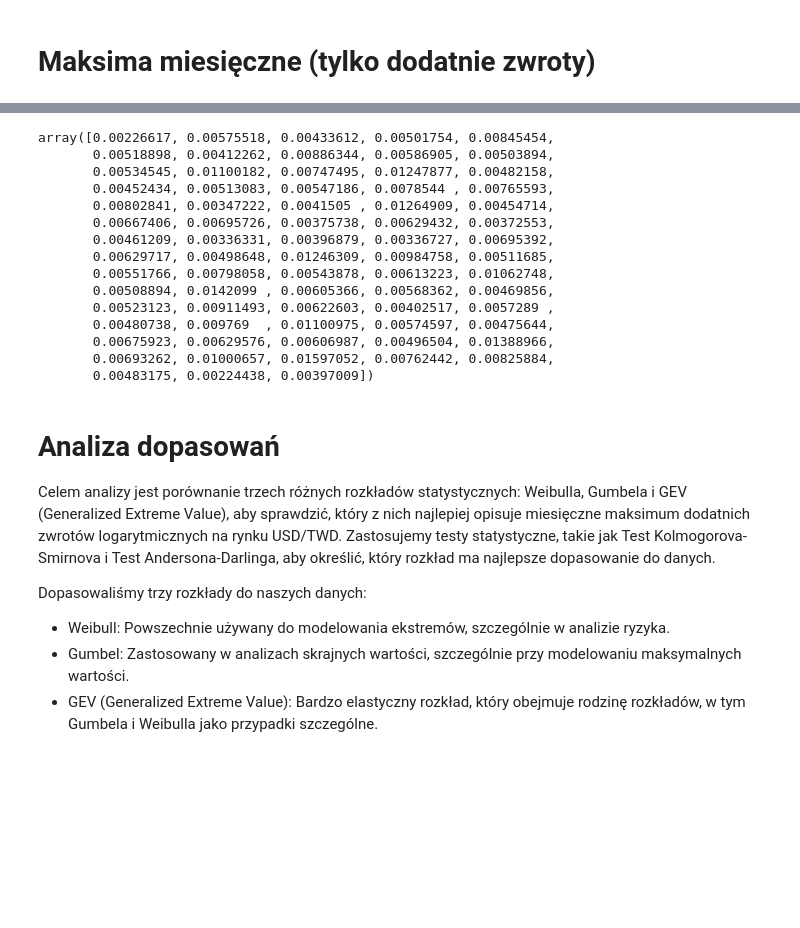
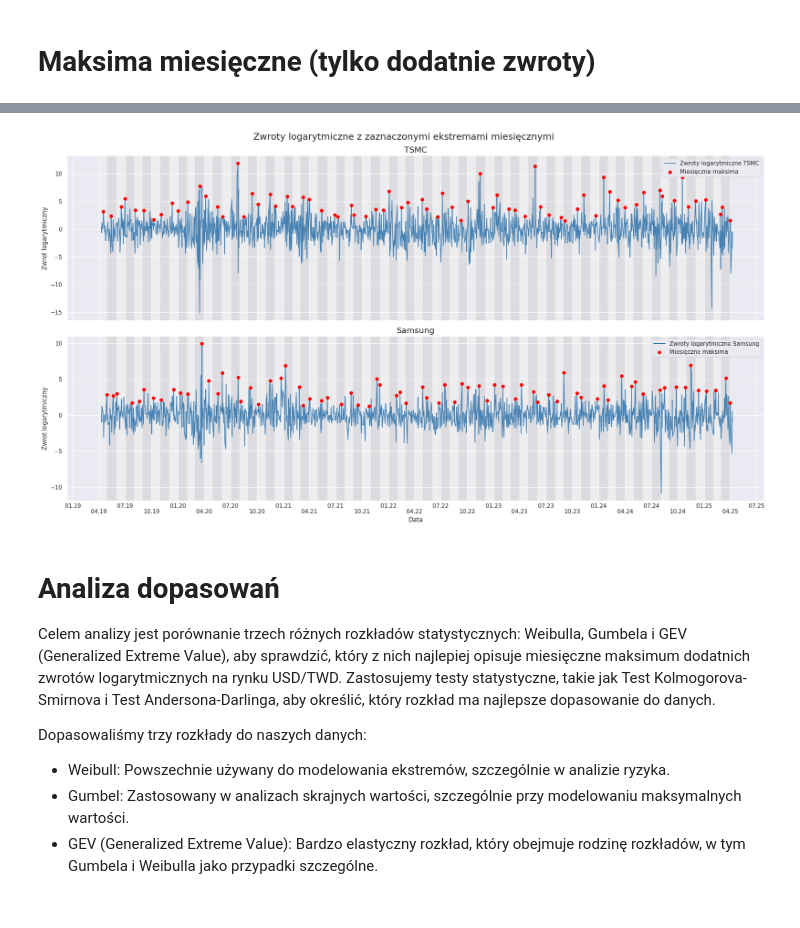
Before and after one commit to mathieuboro/nvidia_risk_management, a Jupyter notebook: maks.ipynb, the cells around one changed output, grey strips where cells are left out. Drawn from its saved outputs; the diff is of its cells as text; code cells hidden in the pictures; blank space fills up the shorter version.

```diff
--- a/maks.ipynb
+++ b/maks.ipynb
@@ -43,10 +49,13 @@ plt.show()
 # %% [markdown]
 # Maksima miesięczne (tylko dodatnie zwroty)
 # %%
-pos_returns = log_returns_usd_twd[log_returns_usd_twd > 0]
+pos_returns_tsmc = log_returns_tsmc[log_returns_tsmc > 0]
+pos_returns_samsung = log_returns_samsung[log_returns_samsung > 0]
 
 # 2. Grupujemy po miesiącach i znajdujemy indeksy (daty) maksimów
-max_dates = pos_returns.groupby(pos_returns.index.to_period("M")).idxmax()
+max_dates_tsmc = pos_returns_tsmc.groupby(pos_returns_tsmc.index.to_period("M")).idxmax()
+max_dates_samsung = pos_returns_samsung.groupby(pos_returns_samsung.index.to_period("M")).idxmax()
 
 # 3. Pobieramy wartości ekstremalne dla tych rzeczywistych dat
-monthly_maxima_usd_twd = log_returns_usd_twd.loc[np.ravel(max_dates)]
+monthly_maxima_tsmc = log_returns_tsmc.loc[np.ravel(max_dates_tsmc)]
+monthly_maxima_samsung = log_returns_samsung.loc[np.ravel(max_dates_samsung)]
@@ -86,22 +62,56 @@ plt.show()
+# %%
+start_date = log_returns_samsung.index.min().to_period('M').start_time
+end_date = log_returns_samsung.index.max().to_period('M').end_time
+month_starts = pd.date_range(start=start_date, end=end_date, freq='MS')
+# %%
+# Tworzenie wykresów z dwoma subplota
+fig, (ax1, ax2) = plt.subplots(2, 1, figsize=(20, 11), sharex=True)
+
+# Naprzemienne tło: szary / mocniejszy szary
+for i in range(len(month_starts) - 1):
+    color = '#f0f0f0' if i % 2 == 0 else '#d0d0d0'
+    ax1.axvspan(month_starts[i], month_starts[i+1], color=color, alpha=0.5, zorder=0)
+    ax2.axvspan(month_starts[i], month_starts[i+1], color=color, alpha=0.5, zorder=0)
+
+# Wykres górny (log_returns_usd_twd)
+ax1.plot(log_returns_tsmc, color='steelblue', label='Zwroty logarytmiczne TSMC', zorder=1)
+ax1.scatter(monthly_maxima_tsmc.index, monthly_maxima_tsmc.values, color='red', label='Miesięczne maksima', zorder=2)
+ax1.set_title('TSMC', fontsize=16)
+ax1.set_ylabel('Zwrot logarytmiczny')
+
+# Wykres dolny (log_returns_samsung)
+ax2.plot(log_returns_samsung, color='steelblue', label='Zwroty logarytmiczne Samsung', zorder=1)
+ax2.scatter(monthly_maxima_samsung.index, monthly_maxima_samsung.values, color='red', label='Miesięczne maksima', zorder=2)
+ax2.set_title('Samsung', fontsize=16)
+ax2.set_ylabel('Zwrot logarytmiczny')
+
+# Formatowanie osi X
+for ax in [ax1, ax2]:
+    ax.xaxis.set_major_locator(mdates.MonthLocator(interval=3))
+    ax.xaxis.set_major_formatter(mdates.DateFormatter('%m.%y'))
+    labels = ax.get_xticklabels()
+    for i, label in enumerate(labels):
+        if i % 2 == 0:
+            label.set_verticalalignment('bottom')
+
+# Ustawienia osi X i siatki
+plt.xlabel('Data')
+plt.tick_params(axis='x', pad=10)
+plt.grid(True, zorder=3)
+plt.suptitle('Zwroty logarytmiczne z zaznaczonymi ekstremami miesięcznymi', fontsize=18)
+
+# Dodanie legendy
+ax1.legend()
+ax2.legend()
+
+# Dopasowanie wykresów
+plt.tight_layout()
+plt.show()
+# %% [output]
+[figure, added]
 # %%
-monthly_maxima_usd_twd_raw = np.ravel(monthly_maxima_usd_twd)
-monthly_maxima_usd_twd_raw
+monthly_maxima_tsmc_raw = np.ravel(monthly_maxima_tsmc)
+monthly_maxima_samsung_raw = np.ravel(monthly_maxima_samsung)
-# %% [output]
-array([0.00226617, 0.00575518, 0.00433612, 0.00501754, 0.00845454,
-       0.00518898, 0.00412262, 0.00886344, 0.00586905, 0.00503894,
-       0.00534545, 0.01100182, 0.00747495, 0.01247877, 0.00482158,
-       0.00452434, 0.00513083, 0.00547186, 0.0078544 , 0.00765593,
-       0.00802841, 0.00347222, 0.0041505 , 0.01264909, 0.00454714,
-       0.00667406, 0.00695726, 0.00375738, 0.00629432, 0.00372553,
-       0.00461209, 0.00336331, 0.00396879, 0.00336727, 0.00695392,
-       0.00629717, 0.00498648, 0.01246309, 0.00984758, 0.00511685,
-       0.00551766, 0.00798058, 0.00543878, 0.00613223, 0.01062748,
-       0.00508894, 0.0142099 , 0.00605366, 0.00568362, 0.00469856,
-       0.00523123, 0.00911493, 0.00622603, 0.00402517, 0.0057289 ,
-       0.00480738, 0.009769  , 0.01100975, 0.00574597, 0.00475644,
-       0.00675923, 0.00629576, 0.00606987, 0.00496504, 0.01388966,
-       0.00693262, 0.01000657, 0.01597052, 0.00762442, 0.00825884,
-       0.00483175, 0.00224438, 0.00397009])
 # %% [markdown]
 # Analiza dopasowań
 
```
Also changed, not shown: parts of 26 cells of this notebook.
